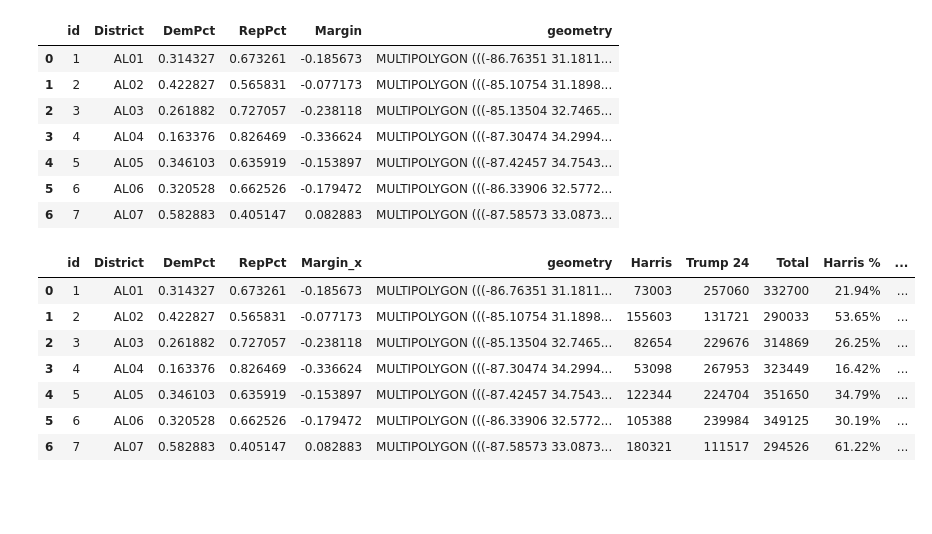
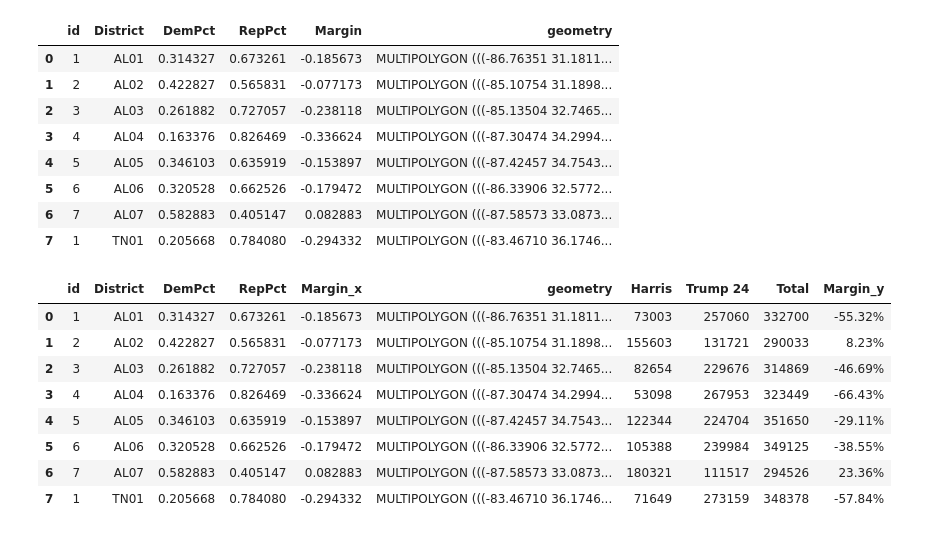
Before and after one commit to rgao/redistricting_tracker, a Jupyter notebook: etl_clean.ipynb, the cells around one changed output. Cells and saved outputs as stored; diff of their text form; code cells hidden in the pictures; blank space fills up the shorter version.

```diff
--- a/etl_clean.ipynb
+++ b/etl_clean.ipynb
@@ -27,7 +27,7 @@ for state in file_inputs:
     all_gdfs.append(gdf)
 
 states_gdf = pd.concat(all_gdfs, ignore_index=True)
-states_gdf.head(7)
+states_gdf.head(8)
 # %% [output]
 |  | id | District | DemPct | RepPct | Margin | geometry |
 | 0 | 1 | AL01 | 0.314327 | 0.673261 | -0.185673 | MULTIPOLYGON (((-86.76351 31.1811... |
@@ -37,25 +37,26 @@ states_gdf.head(7)
 | 4 | 5 | AL05 | 0.346103 | 0.635919 | -0.153897 | MULTIPOLYGON (((-87.42457 34.7543... |
 | 5 | 6 | AL06 | 0.320528 | 0.662526 | -0.179472 | MULTIPOLYGON (((-86.33906 32.5772... |
 | 6 | 7 | AL07 | 0.582883 | 0.405147 | 0.082883 | MULTIPOLYGON (((-87.58573 33.0873... |
+| 7 | 1 | TN01 | 0.205668 | 0.784080 | -0.294332 | MULTIPOLYGON (((-83.46710 36.1746... |
 # %%
 # 2024 presidential results by Congressional district
 pres24 = pd.read_csv("data/2024_pres.csv")
 
 # Merged desired columns from the csv file into the geojson file
-columns_to_keep = ['District', 'Harris', 'Trump 24', 'Total',
-       'Harris %', 'Trump %', 'Margin']
+columns_to_keep = ['District', 'Harris', 'Trump 24', 'Total', 'Margin']
 
 pres24 = pres24[columns_to_keep]
 
 # Inner join the datasets on matching District values
 merged_gdf = states_gdf.merge(pres24, on='District', how='inner')
-merged_gdf.head(7)
+merged_gdf.head(8)
 # %% [output]
-|  | id | District | DemPct | RepPct | Margin_x | geometry | Harris | Trump 24 | Total | Harris % | ... |
-| 0 | 1 | AL01 | 0.314327 | 0.673261 | -0.185673 | MULTIPOLYGON (((-86.76351 31.1811... | 73003 | 257060 | 332700 | 21.94% | ... |
-| 1 | 2 | AL02 | 0.422827 | 0.565831 | -0.077173 | MULTIPOLYGON (((-85.10754 31.1898... | 155603 | 131721 | 290033 | 53.65% | ... |
-| 2 | 3 | AL03 | 0.261882 | 0.727057 | -0.238118 | MULTIPOLYGON (((-85.13504 32.7465... | 82654 | 229676 | 314869 | 26.25% | ... |
-| 3 | 4 | AL04 | 0.163376 | 0.826469 | -0.336624 | MULTIPOLYGON (((-87.30474 34.2994... | 53098 | 267953 | 323449 | 16.42% | ... |
-| 4 | 5 | AL05 | 0.346103 | 0.635919 | -0.153897 | MULTIPOLYGON (((-87.42457 34.7543... | 122344 | 224704 | 351650 | 34.79% | ... |
-| 5 | 6 | AL06 | 0.320528 | 0.662526 | -0.179472 | MULTIPOLYGON (((-86.33906 32.5772... | 105388 | 239984 | 349125 | 30.19% | ... |
-| 6 | 7 | AL07 | 0.582883 | 0.405147 | 0.082883 | MULTIPOLYGON (((-87.58573 33.0873... | 180321 | 111517 | 294526 | 61.22% | ... |
+|  | id | District | DemPct | RepPct | Margin_x | geometry | Harris | Trump 24 | Total | Margin_y |
+| 0 | 1 | AL01 | 0.314327 | 0.673261 | -0.185673 | MULTIPOLYGON (((-86.76351 31.1811... | 73003 | 257060 | 332700 | -55.32% |
+| 1 | 2 | AL02 | 0.422827 | 0.565831 | -0.077173 | MULTIPOLYGON (((-85.10754 31.1898... | 155603 | 131721 | 290033 | 8.23% |
+| 2 | 3 | AL03 | 0.261882 | 0.727057 | -0.238118 | MULTIPOLYGON (((-85.13504 32.7465... | 82654 | 229676 | 314869 | -46.69% |
+| 3 | 4 | AL04 | 0.163376 | 0.826469 | -0.336624 | MULTIPOLYGON (((-87.30474 34.2994... | 53098 | 267953 | 323449 | -66.43% |
+| 4 | 5 | AL05 | 0.346103 | 0.635919 | -0.153897 | MULTIPOLYGON (((-87.42457 34.7543... | 122344 | 224704 | 351650 | -29.11% |
+| 5 | 6 | AL06 | 0.320528 | 0.662526 | -0.179472 | MULTIPOLYGON (((-86.33906 32.5772... | 105388 | 239984 | 349125 | -38.55% |
+| 6 | 7 | AL07 | 0.582883 | 0.405147 | 0.082883 | MULTIPOLYGON (((-87.58573 33.0873... | 180321 | 111517 | 294526 | 23.36% |
+| 7 | 1 | TN01 | 0.205668 | 0.784080 | -0.294332 | MULTIPOLYGON (((-83.46710 36.1746... | 71649 | 273159 | 348378 | -57.84% |
```
Also changed, not shown: parts of 3 cells of this notebook, 2 other files.
